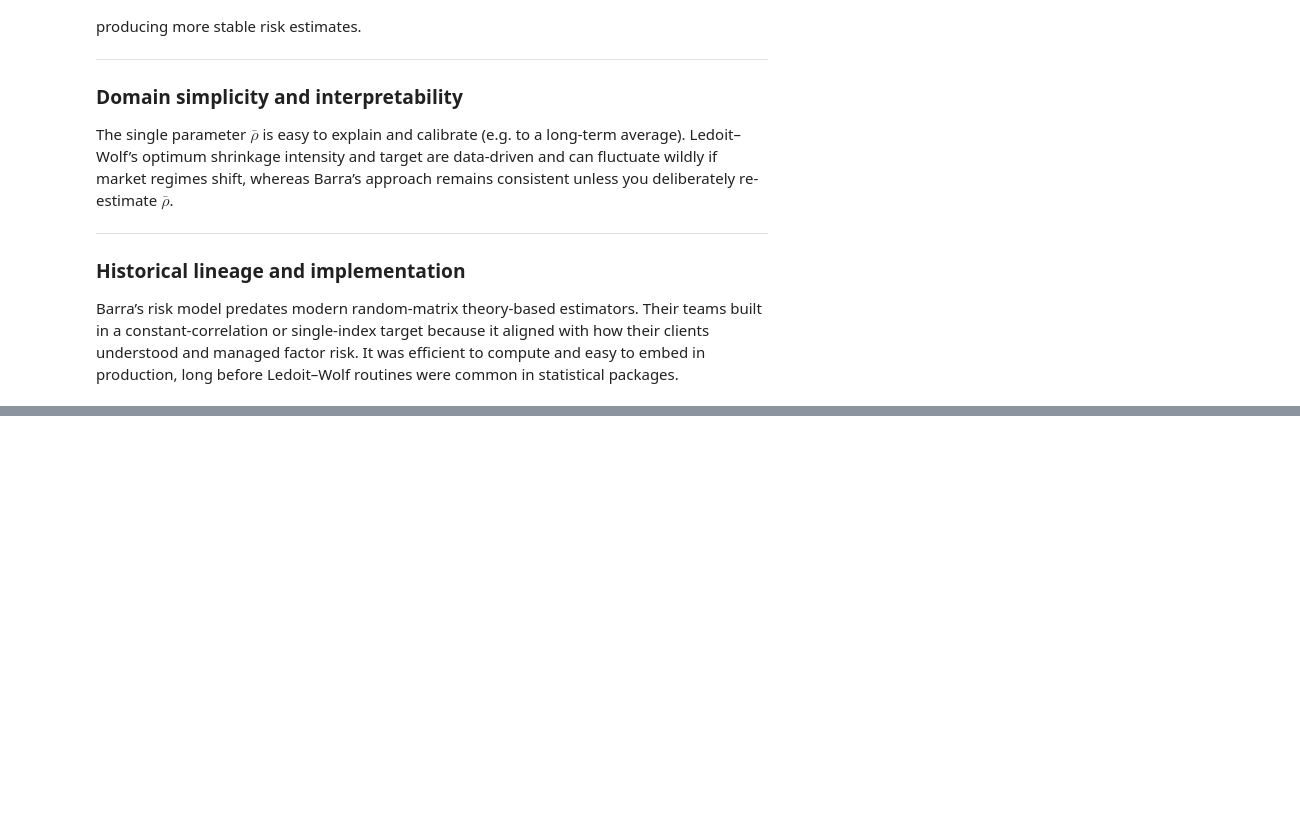
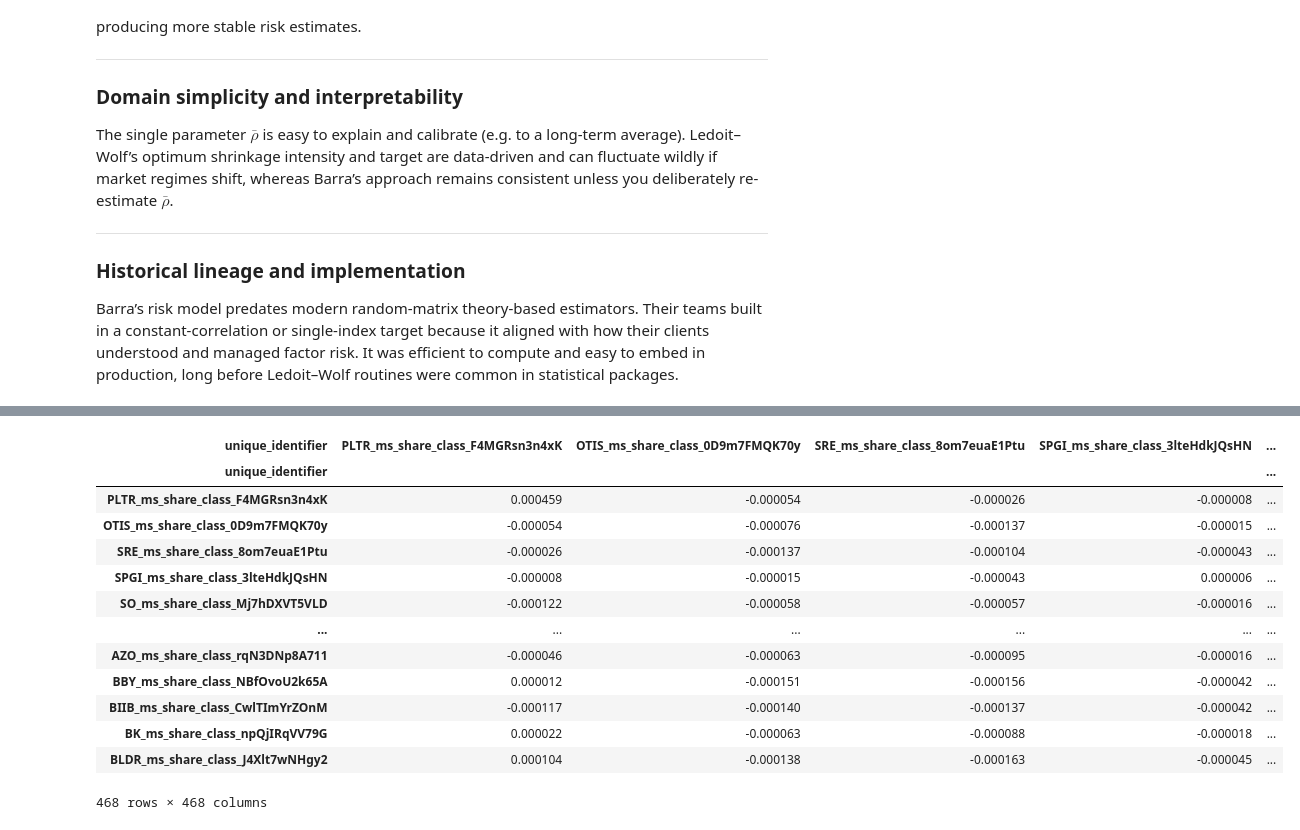
Before and after one commit to mainsequence-sdk/QuantitativeFactorInvesting, a Jupyter notebook: factorinvesting/notebooks/portfolio_analysis_notebook.ipynb, the cells around one changed output, grey strips where cells are left out. Saved outputs shown, nothing was run; the diff lists cells and outputs as text; code cells hidden in the pictures; blank space fills up the shorter version.

Commit message:
Update Readme.md, factor_esposure_app.py, portfolio_analysis_notebook.ipynb, and 10 more files

```diff
--- a/factorinvesting/notebooks/portfolio_analysis_notebook.ipynb
+++ b/factorinvesting/notebooks/portfolio_analysis_notebook.ipynb
@@ -500,0 +597,8 @@ KeyboardInterrupt:
+# %%
+from factorinvesting.src.portfolio_models import FixedCovariance,EmpiricalPrior,FixedMu
+
+implied_factor_return_df=implied_returns_from_portfolio(portfolio_weights=pfa.portfolio_exposure_df.loc[last_date],
+                               cov_matrix=cov_shrunk,
+                               )
+
+cov_shrunk
@@ -500,0 +674,13 @@ KeyboardInterrupt:
+# %%
+
+equations = [
+    "beta == 20",      # inequality, goes to the optimiser
+]
+
+# 2. Posterior inputs for the optimiser
+
+
+
+bl_returns, bl_cov, A_le, b_le = bl_from_text_views(
+    implied_factor_return_df, cov_shrunk,  equations, c=0.0000010, sum_to_one=True
+)
@@ -500,0 +775,17 @@ KeyboardInterrupt:
+# %%
+asset_covariance
+# %% [output]
+| unique_identifier | PLTR_ms_share_class_F4MGRsn3n4xK | OTIS_ms_share_class_0D9m7FMQK70y | SRE_ms_share_class_8om7euaE1Ptu | SPGI_ms_share_class_3lteHdkJQsHN | ... |
+| unique_identifier |  |  |  |  | ... |
+| PLTR_ms_share_class_F4MGRsn3n4xK | 0.000459 | -0.000054 | -0.000026 | -0.000008 | ... |
+| OTIS_ms_share_class_0D9m7FMQK70y | -0.000054 | -0.000076 | -0.000137 | -0.000015 | ... |
+| SRE_ms_share_class_8om7euaE1Ptu | -0.000026 | -0.000137 | -0.000104 | -0.000043 | ... |
+| SPGI_ms_share_class_3lteHdkJQsHN | -0.000008 | -0.000015 | -0.000043 | 0.000006 | ... |
+| SO_ms_share_class_Mj7hDXVT5VLD | -0.000122 | -0.000058 | -0.000057 | -0.000016 | ... |
+| ... | ... | ... | ... | ... | ... |
+| AZO_ms_share_class_rqN3DNp8A711 | -0.000046 | -0.000063 | -0.000095 | -0.000016 | ... |
+| BBY_ms_share_class_NBfOvoU2k65A | 0.000012 | -0.000151 | -0.000156 | -0.000042 | ... |
+| BIIB_ms_share_class_CwlTImYrZOnM | -0.000117 | -0.000140 | -0.000137 | -0.000042 | ... |
+| BK_ms_share_class_npQjIRqVV79G | 0.000022 | -0.000063 | -0.000088 | -0.000018 | ... |
+| BLDR_ms_share_class_J4Xlt7wNHgy2 | 0.000104 | -0.000138 | -0.000163 | -0.000045 | ... |
+468 rows × 468 columns
```
Also changed, not shown: parts of 23 cells of this notebook, 9 other files.
